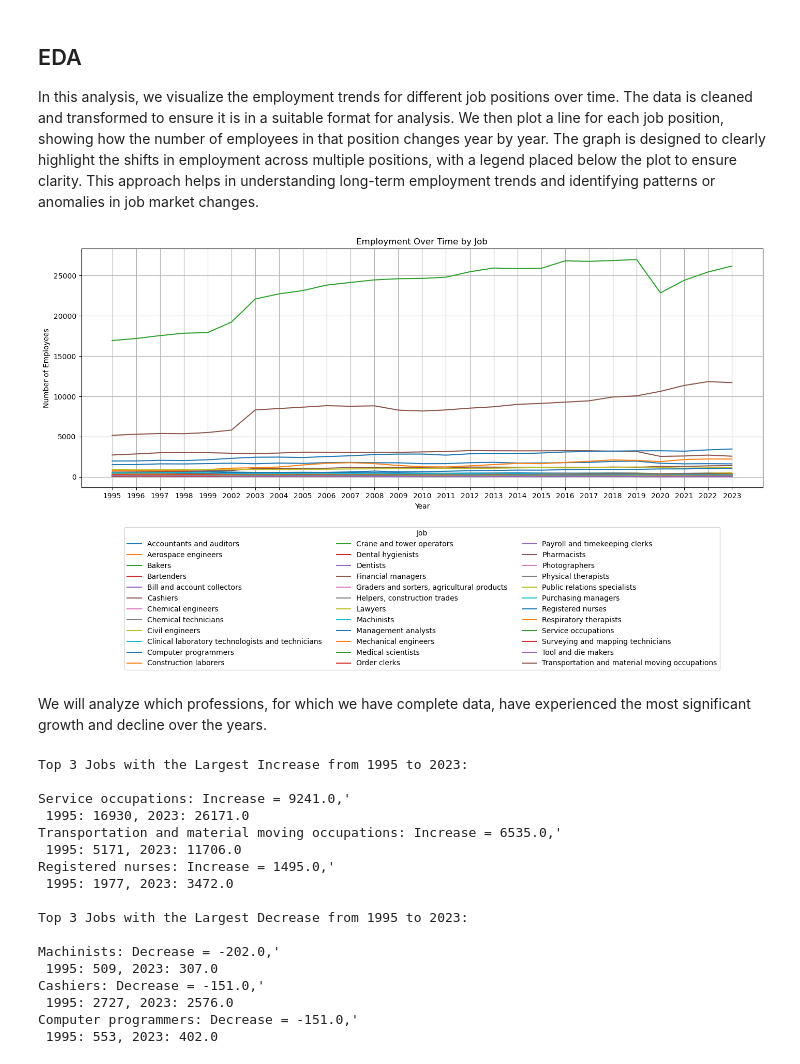
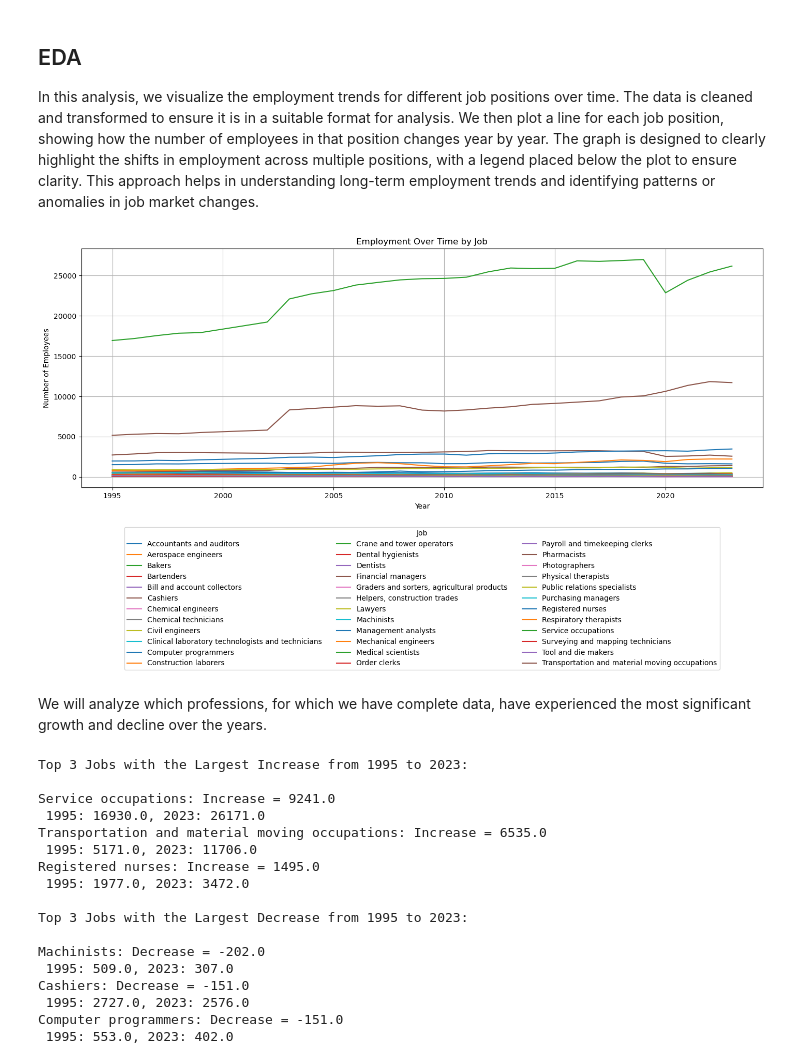
Before and after one commit to edenTamari/job-market-analysis-data-science-project, a Jupyter notebook: Data Science Project.ipynb, the cells around one changed output. Cells and saved outputs as stored; diff of their text form; code cells hidden in the pictures.

```diff
--- a/Data Science Project.ipynb
+++ b/Data Science Project.ipynb
@@ -136,15 +147,13 @@ At this stage, the focus is on the total number of employees per occupation, and
 The purpose of this integration is to facilitate efficient analysis of the data by creating a unified table. This will allow us to compare and analyze employment trends across different years, focusing on total employment numbers for each occupation.
 # %%
 # Define the folder path containing the Excel files
-folder_path = (r"C:\Users\etamari1\Downloads\datasets\Employed")
-#print("Files in folder:", os.listdir(folder_path))
+folder_path = r"C:\Users\etamari1\Downloads\datasets\Employed"
 
 # List to store processed data from each file
 all_data = []
 
 # Loop through all files in the folder
 for filename in os.listdir(folder_path):
-    # Check if the file matches the expected naming pattern and is an Excel file
     if filename.startswith("cpsaat11b_") and filename.endswith(".xlsx"):
         file_path = os.path.join(folder_path, filename)
 
@@ -156,14 +165,17 @@ for filename in os.listdir(folder_path):
 
         # Check if required columns exist in the DataFrame
         if 'Occupation' in df.columns and 'Total employed' in df.columns:
-            # Select only the relevant columns
             df_filtered = df[['Occupation', 'Total employed']].copy()
 
             # Remove empty rows
             df_filtered.dropna(inplace=True)
 
+            # Convert 'Total employed' to float (removing commas)
+            df_filtered['Total employed'] = df_filtered['Total employed'].astype(str).str.replace(',', '')
+            df_filtered['Total employed'] = pd.to_numeric(df_filtered['Total employed'], errors='coerce')
+
             # Add a new column for the year
-            df_filtered['Year'] = year
+            df_filtered['Year'] = int(year)  # Convert year to integer
 
             # Append the processed DataFrame to the list
             all_data.append(df_filtered)
@@ -173,13 +185,18 @@ final_df = pd.concat(all_data, ignore_index=True)
 
 # Create a pivot table to organize data by occupation and year
 pivot_table = final_df.pivot_table(
-    index='Occupation',  # Rows will be indexed by 'Occupation'
-    columns='Year',  # Columns will represent years
-    values='Total employed',  # Values in the table will come from 'Total employed'
-    aggfunc='first'  # Take the first value for each Occupation-Year pair
+    index='Occupation',
+    columns='Year',
+    values='Total employed',
+    aggfunc='first'
 )
+#pivot_table.reset_index(inplace=True)
+# Ensure all values are float
+pivot_table = pivot_table.astype(float)
 
+# Save the cleaned dataset
 #pivot_table.to_csv("aggregated_employment_data.csv")
+
 pivot_table.head()
 # %% [output]
 | Year | 1995 | 1996 | 1997 | 1998 | 1999 | 2002 | 2003 | 2004 | 2005 | 2006 | ... | ... |
@@ -224,32 +616,33 @@ In this analysis, we visualize the employment trends for different job positions
 # %%
 import matplotlib.pyplot as plt
 
 # Clean the data by removing commas and converting to numeric values
+pd.set_option('future.no_silent_downcasting', True)
 complete_data_pivot = complete_data_pivot.replace({',': ''}, regex=True)  # Remove commas
 complete_data_pivot = complete_data_pivot.apply(pd.to_numeric, errors='coerce')  # Convert to numeric, NaN for invalid entries
 
 # Create a line graph for all jobs
 plt.figure(figsize=(17, 6))  # Set the size of the plot (width, height)
 
 # Loop through each job and plot a line with a different color
 for job in complete_data_pivot.index:
     plt.plot(complete_data_pivot.columns, complete_data_pivot.loc[job], label=job)  # Plot each job's data over the years
 
 # Add a title and labels for the axes
 plt.title('Employment Over Time by Job')  # Title of the graph
 plt.xlabel('Year')  # Label for the x-axis (years)
 plt.ylabel('Number of Employees')  # Label for the y-axis (number of employees)
 
 # Add a legend to explain the colors corresponding to each job, and place it below the graph
 plt.legend(title='Job', bbox_to_anchor=(0.5, -0.15), loc='upper center', ncol=3)  # Place legend below the plot
 
 # Display the grid for better readability
 plt.grid(True)
 
 # Show the plot
 plt.show()
 # %% [output]
-[figure, old version]
+[figure, new version]
 # %% [markdown]
 We will analyze which professions, for which we have complete data, have experienced the most significant growth and decline over the years.
 # %%
@@ -268,26 +661,26 @@ top_3_decrease = employment_change.nsmallest(3)
 # Print the results
 print("Top 3 Jobs with the Largest Increase from 1995 to 2023:\n")
 for job in top_3_increase.index:
-    print(f"{job}: Increase = {top_3_increase[job]},'\n 1995: {complete_data_pivot.loc[job, 1995]}, 2023: {complete_data_pivot.loc[job, 2023]}")
+    print(f"{job}: Increase = {top_3_increase[job]}\n 1995: {complete_data_pivot.loc[job, 1995]}, 2023: {complete_data_pivot.loc[job, 2023]}")
 
 print("\nTop 3 Jobs with the Largest Decrease from 1995 to 2023:\n")
 for job in top_3_decrease.index:
-    print(f"{job}: Decrease = {top_3_decrease[job]},'\n 1995: {complete_data_pivot.loc[job, 1995]}, 2023: {complete_data_pivot.loc[job, 2023]}")
+    print(f"{job}: Decrease = {top_3_decrease[job]}\n 1995: {complete_data_pivot.loc[job, 1995]}, 2023: {complete_data_pivot.loc[job, 2023]}")
 # %% [output]
 Top 3 Jobs with the Largest Increase from 1995 to 2023:
 
-Service occupations: Increase = 9241.0,'
- 1995: 16930, 2023: 26171.0
-Transportation and material moving occupations: Increase = 6535.0,'
- 1995: 5171, 2023: 11706.0
-Registered nurses: Increase = 1495.0,'
- 1995: 1977, 2023: 3472.0
+Service occupations: Increase = 9241.0
+ 1995: 16930.0, 2023: 26171.0
+Transportation and material moving occupations: Increase = 6535.0
+ 1995: 5171.0, 2023: 11706.0
+Registered nurses: Increase = 1495.0
+ 1995: 1977.0, 2023: 3472.0
 
 Top 3 Jobs with the Largest Decrease from 1995 to 2023:
 
-Machinists: Decrease = -202.0,'
- 1995: 509, 2023: 307.0
-Cashiers: Decrease = -151.0,'
- 1995: 2727, 2023: 2576.0
-Computer programmers: Decrease = -151.0,'
- 1995: 553, 2023: 402.0
+Machinists: Decrease = -202.0
+ 1995: 509.0, 2023: 307.0
+Cashiers: Decrease = -151.0
+ 1995: 2727.0, 2023: 2576.0
+Computer programmers: Decrease = -151.0
+ 1995: 553.0, 2023: 402.0
```
Also changed, not shown: parts of 29 cells of this notebook.
